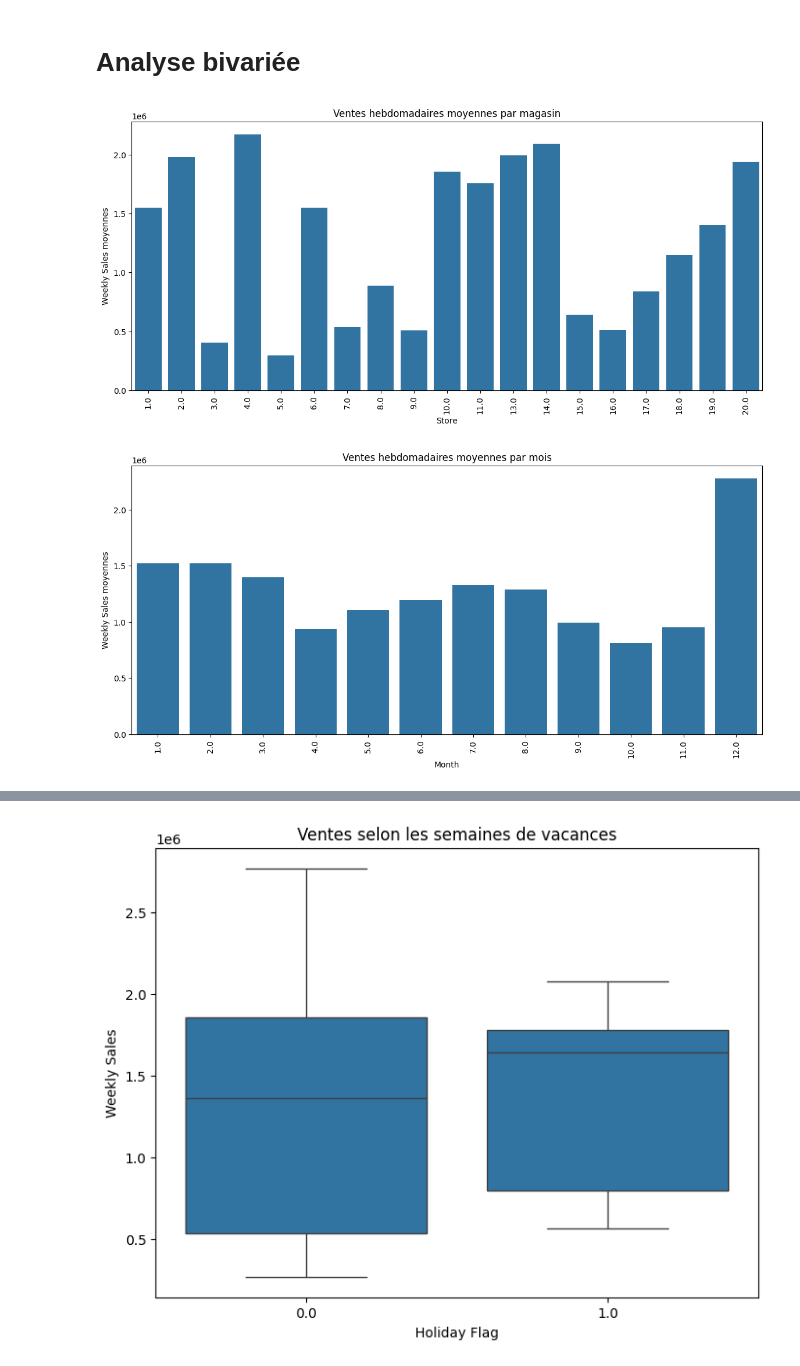
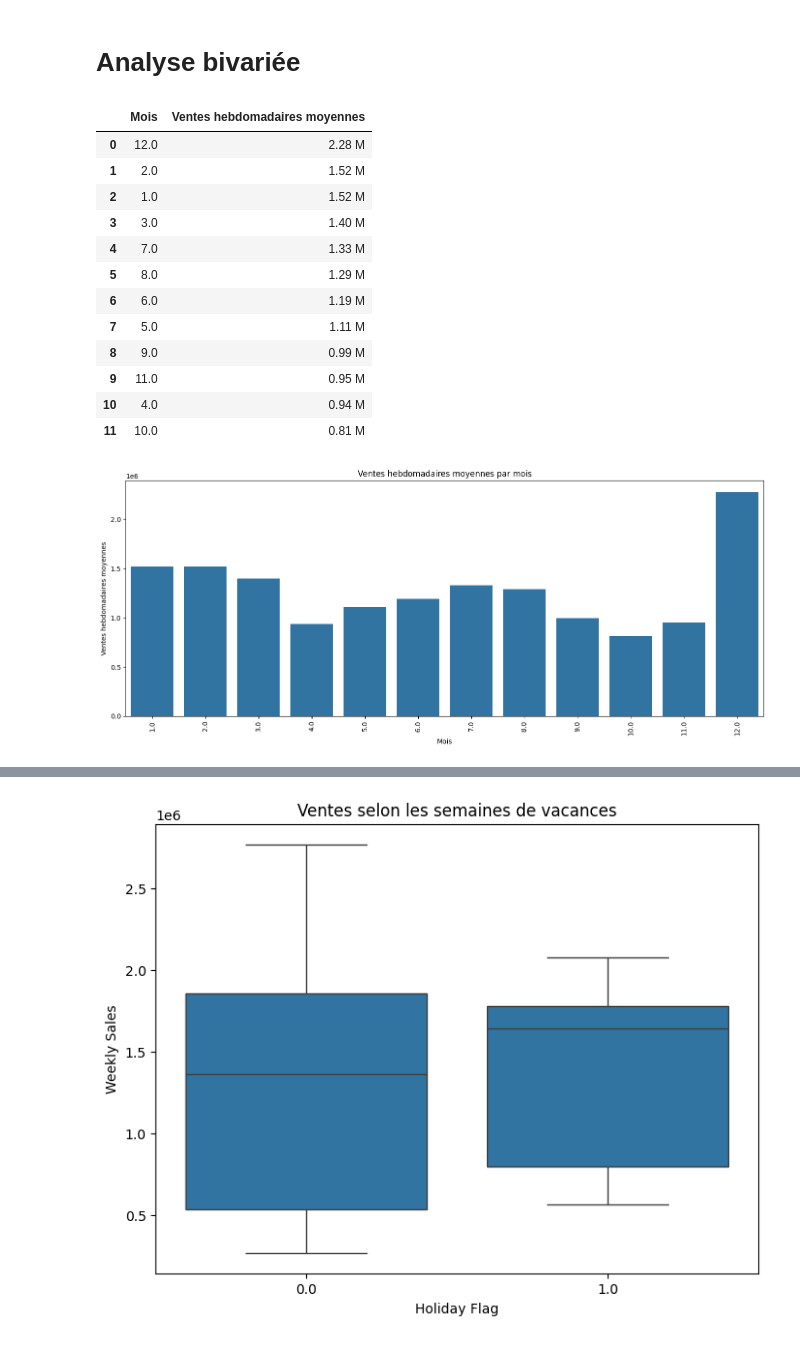
Before and after one commit to adrianavav7-hue/analyse-prediction-ventes-walmart, a Jupyter notebook: walmart_store_sales.ipynb, the cells around one changed output, grey strips where cells are left out. Drawn from its saved outputs; the diff is of its cells as text; code cells hidden in the pictures.

```diff
--- a/walmart_store_sales.ipynb
+++ b/walmart_store_sales.ipynb
@@ -331,34 +331,62 @@ for col in columns_to_plot:
 Fuel_Price et CPI présentent des distributions bimodales, ce qui peut indiquer la présence de deux groupes ou de deux périodes économiques distinctes dans les données. À l’inverse, Unemployment est davantage concentré autour de 7–8 %, avec une distribution plus régulière et proche d’une forme normale. Ces différences montrent que les trois variables n'ont pas le même comportement statistique et qu’il serait pertinent d’étudier leur évolution dans le temps ainsi que leurs éventuelles relations entre elles.
 # %% [markdown]
 # Analyse bivariée
-# %%
-# Visualisation des ventes hebdomadaires moyennes par magasin
-
-store_sales = df.groupby('Store')['Weekly_Sales'].mean().sort_values(ascending=False)
-
-plt.figure(figsize=(14, 6))
-sns.barplot(x=store_sales.index, y=store_sales.values)
-plt.title('Ventes hebdomadaires moyennes par magasin')
-plt.xlabel('Store')
-plt.ylabel('Weekly Sales moyennes')
-plt.xticks(rotation=90)
-
-# Valeurs en millions
-labels = [f'{value/1_000_000:.2f}M' for value in store_sales.values]
-plt.show()
-# %% [output]
-[figure, old version]
 # %%
-# Visualisation des ventes hebdomadaires totales moyennes par mois
+# Calcul des ventes hebdomadaires moyennes par mois
 
-store_sales = df.groupby('Month')['Weekly_Sales'].mean().sort_values(ascending=False)
+store_sales = (
+    df.groupby('Month')['Weekly_Sales']
+    .mean()
+    .sort_values(ascending=False)
+    .reset_index()
+)
+
+# Renommer les colonnes
+
+store_sales.columns = ['Mois', 'Ventes hebdomadaires moyennes']
+
+# Copie pour le tableau
+
+store_sales_table = store_sales.copy()
+
+# Ventes en millions
+
+store_sales_table['Ventes hebdomadaires moyennes'] = (
+    store_sales_table['Ventes hebdomadaires moyennes']
+    .apply(lambda x: f'{x / 1_000_000:.2f} M')
+)
+
+display(store_sales_table)
+
+# Graphique vertical
 
 plt.figure(figsize=(14, 6))
-sns.barplot(x=store_sales.index, y=store_sales.values)
+
+sns.barplot(
+    data=store_sales,
+    x='Mois',
+    y='Ventes hebdomadaires moyennes'
+)
+
 plt.title('Ventes hebdomadaires moyennes par mois')
-plt.xlabel('Month')
-plt.ylabel('Weekly Sales moyennes')
+plt.xlabel('Mois')
+plt.ylabel('Ventes hebdomadaires moyennes')
 plt.xticks(rotation=90)
+
+plt.tight_layout()
 plt.show()
 # %% [output]
+|  | Mois | Ventes hebdomadaires moyennes |
+| 0 | 12.0 | 2.28 M |
+| 1 | 2.0 | 1.52 M |
+| 2 | 1.0 | 1.52 M |
+| 3 | 3.0 | 1.40 M |
+| 4 | 7.0 | 1.33 M |
+| 5 | 8.0 | 1.29 M |
+| 6 | 6.0 | 1.19 M |
+| 7 | 5.0 | 1.11 M |
+| 8 | 9.0 | 0.99 M |
+| 9 | 11.0 | 0.95 M |
+| 10 | 4.0 | 0.94 M |
+| 11 | 10.0 | 0.81 M |
-[figure, old version]
+[figure, new version]
```
Also changed, not shown: parts of 1 cell of this notebook, 1 other file.
